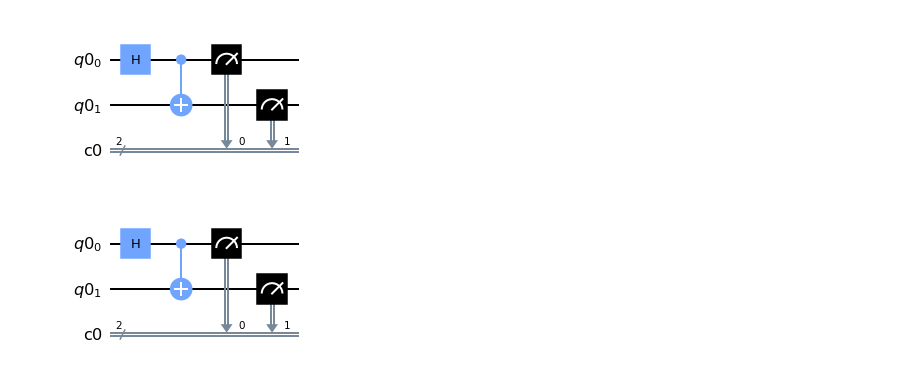
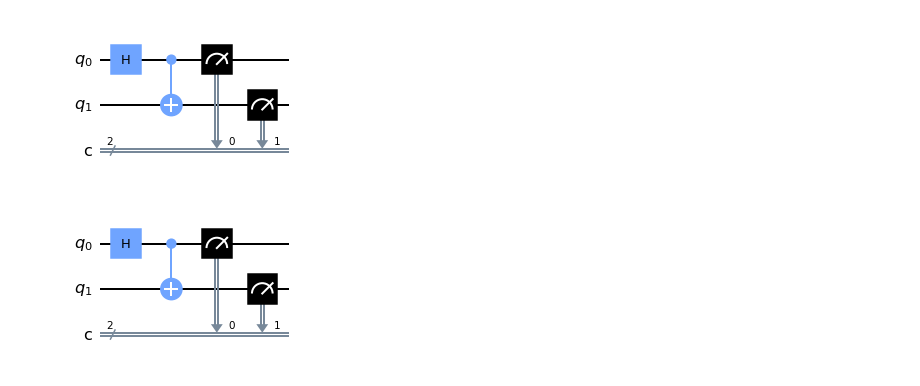
Before and after one commit to jotawarsd/Qiskit-Quantum-computing, a Jupyter notebook: hlowrld.ipynb, the cells around one changed output. Drawn from its saved outputs; the diff is of its cells as text; code cells hidden in the pictures.

```diff
--- a/hlowrld.ipynb
+++ b/hlowrld.ipynb
@@ -1,13 +1,11 @@
 # %%
 from qiskit import *
 # %%
-qr = QuantumRegister(2)
-cr = ClassicalRegister(2)
-circuit = QuantumCircuit(qr, cr)
-circuit.h(qr[0])
-circuit.cx(qr[0], qr[1])
-circuit.measure(qr, cr)
+circuit = QuantumCircuit(2, 2)
+circuit.h(0)
+circuit.cx(0, 1)
+circuit.measure([0,1], [0,1])
 circuit.draw(output = 'mpl')
 # %% [output]
-[figure, old version]
+[figure, new version]
-[figure, old version]
+[figure, new version]
```
Also changed, not shown: parts of 3 cells of this notebook, 1 other file.
